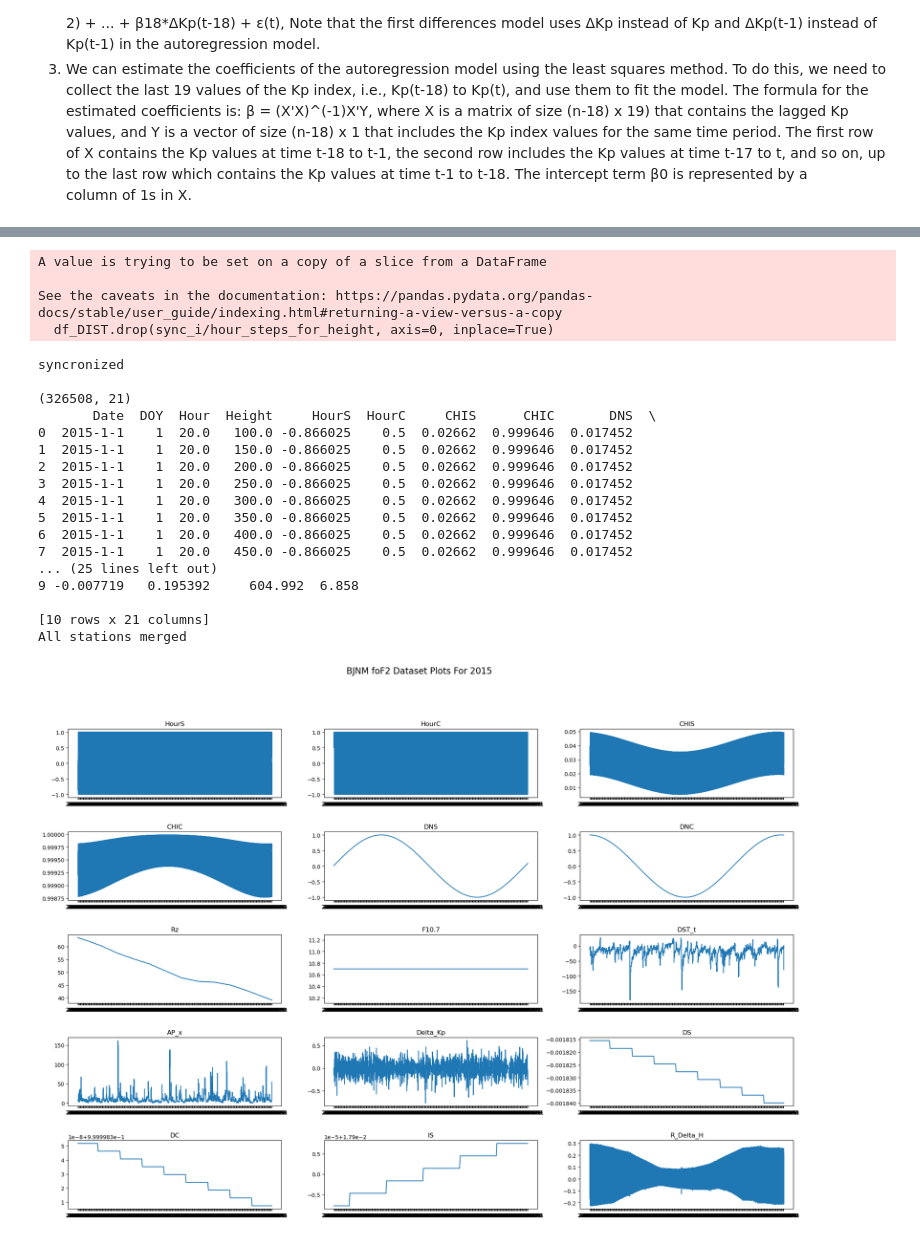
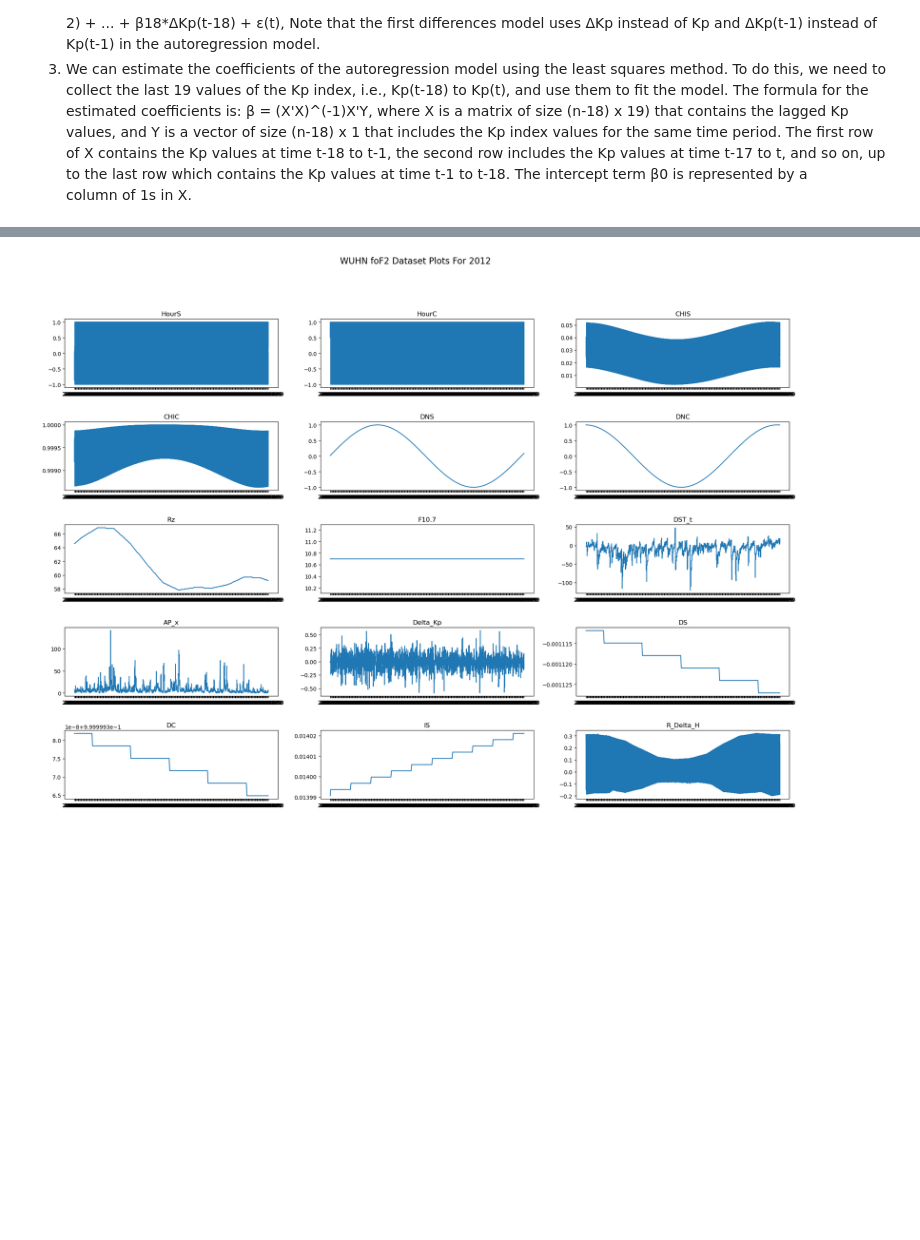
Before and after one commit to SrknMcT/ITUDeprem, a Jupyter notebook: foF2DataFormatter.ipynb, the cells around one changed output, grey strips where cells are left out. Saved outputs shown, nothing was run; the diff lists cells and outputs as text; code cells hidden in the pictures; blank space fills up the shorter version.

```diff
--- a/foF2DataFormatter.ipynb
+++ b/foF2DataFormatter.ipynb
@@ -1,10 +1,15 @@
 # %%
+#if formatter gives error, try to control these two things:
+#1) be sure the file contains "Selected parameters..." line just once at the beginning of the file, not in the other parts.if so,search and delete
+#2) make equal "IRI file end date" and  end_date in the code .
+
+
 import pandas as pd
 import numpy as np
 import matplotlib.pyplot as plt
 from datetime import datetime, timedelta
 
-stations=["BJNM_2015.txt","POMIO_2015.txt"]
+stations=["WUHN_2012.txt"]
 DIST_filename="Dst_2000_2023.txt" # it is already cleaned before processing
 datafolder="data\\"
 
@@ -146,7 +151,7 @@ for st in stations:
     print(year,location)
 
     date_start = pd.to_datetime(year+'-01-01')
-    date_end = pd.to_datetime(year+'-12-31')
+    date_end = pd.to_datetime(year+'-12-30')
 
     column_names=[]
 
@@ -172,7 +177,7 @@ for st in stations:
     #deleting some values from df_dist in order to syncronize both dataframe
     sync_i=0
     while sync_i < len(df_IRI):
-        if int(df_IRI["Hour"][sync_i]) != int(df_DIST["TIME"][sync_i/hour_steps_for_height][0:2]):
+        if int(df_IRI["Hour"][sync_i]) != int(df_DIST["TIME"][int(sync_i/hour_steps_for_height)][0:2]):
             df_DIST.drop(sync_i/hour_steps_for_height, axis=0, inplace=True)
             df_DIST=df_DIST.reset_index(drop=True)
             continue
@@ -296,22 +301 @@ IRI has missing data for some hours. Syncronize!!
-A value is trying to be set on a copy of a slice from a DataFrame
-
-See the caveats in the documentation: https://pandas.pydata.org/pandas-docs/stable/user_guide/indexing.html#returning-a-view-versus-a-copy
-  df_DIST.drop(sync_i/hour_steps_for_height, axis=0, inplace=True)
-syncronized
-
-(326508, 21)
-       Date  DOY  Hour  Height     HourS  HourC     CHIS      CHIC       DNS  \
-0  2015-1-1    1  20.0   100.0 -0.866025    0.5  0.02662  0.999646  0.017452
-1  2015-1-1    1  20.0   150.0 -0.866025    0.5  0.02662  0.999646  0.017452
-2  2015-1-1    1  20.0   200.0 -0.866025    0.5  0.02662  0.999646  0.017452
-3  2015-1-1    1  20.0   250.0 -0.866025    0.5  0.02662  0.999646  0.017452
-4  2015-1-1    1  20.0   300.0 -0.866025    0.5  0.02662  0.999646  0.017452
-5  2015-1-1    1  20.0   350.0 -0.866025    0.5  0.02662  0.999646  0.017452
-6  2015-1-1    1  20.0   400.0 -0.866025    0.5  0.02662  0.999646  0.017452
-7  2015-1-1    1  20.0   450.0 -0.866025    0.5  0.02662  0.999646  0.017452
-... (25 lines left out)
-9 -0.007719   0.195392     604.992  6.858
-
-[10 rows x 21 columns]
-All stations merged
-[figure, old version]
+[figure, new version]
```
Also changed, not shown: parts of 1 cell of this notebook, 1 other file.
